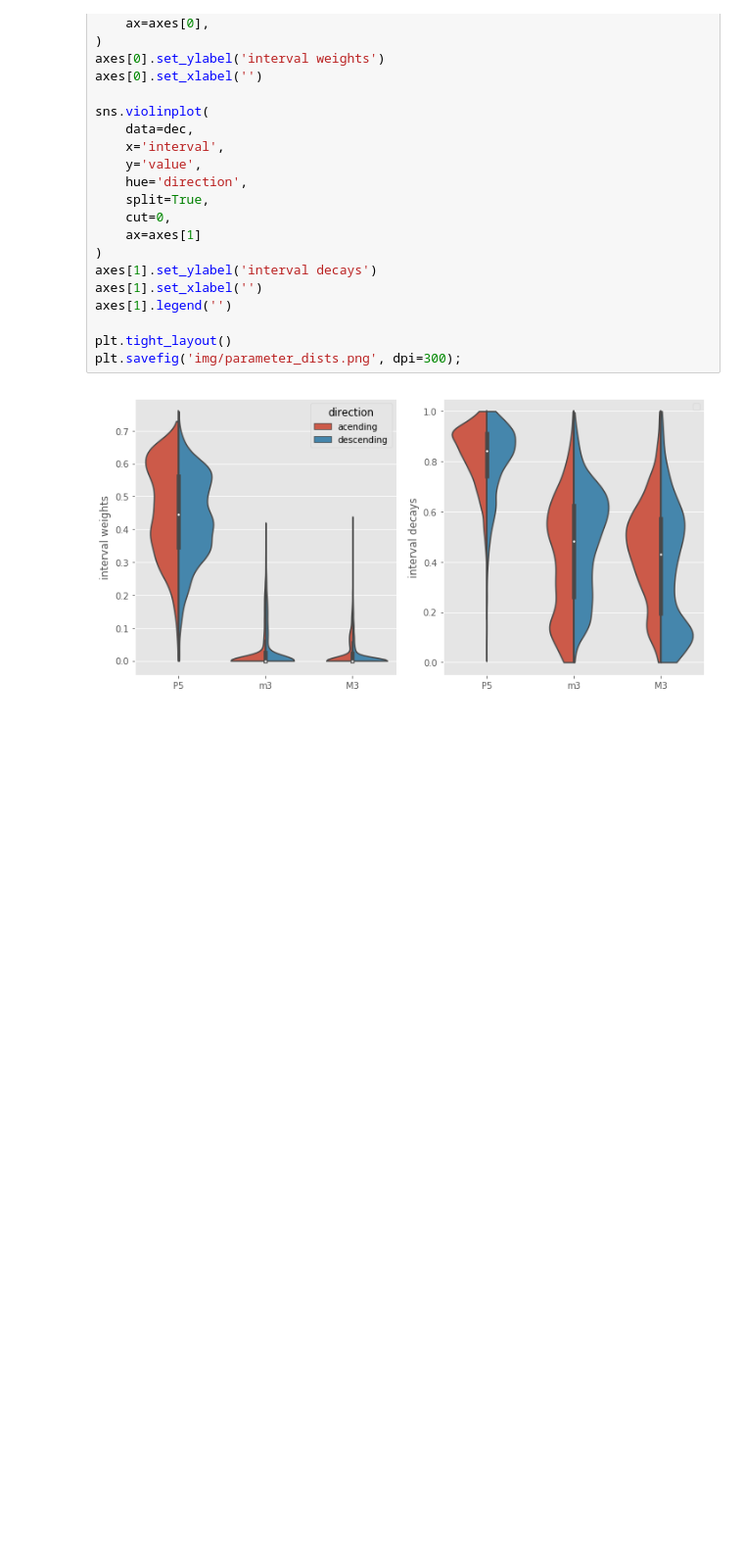
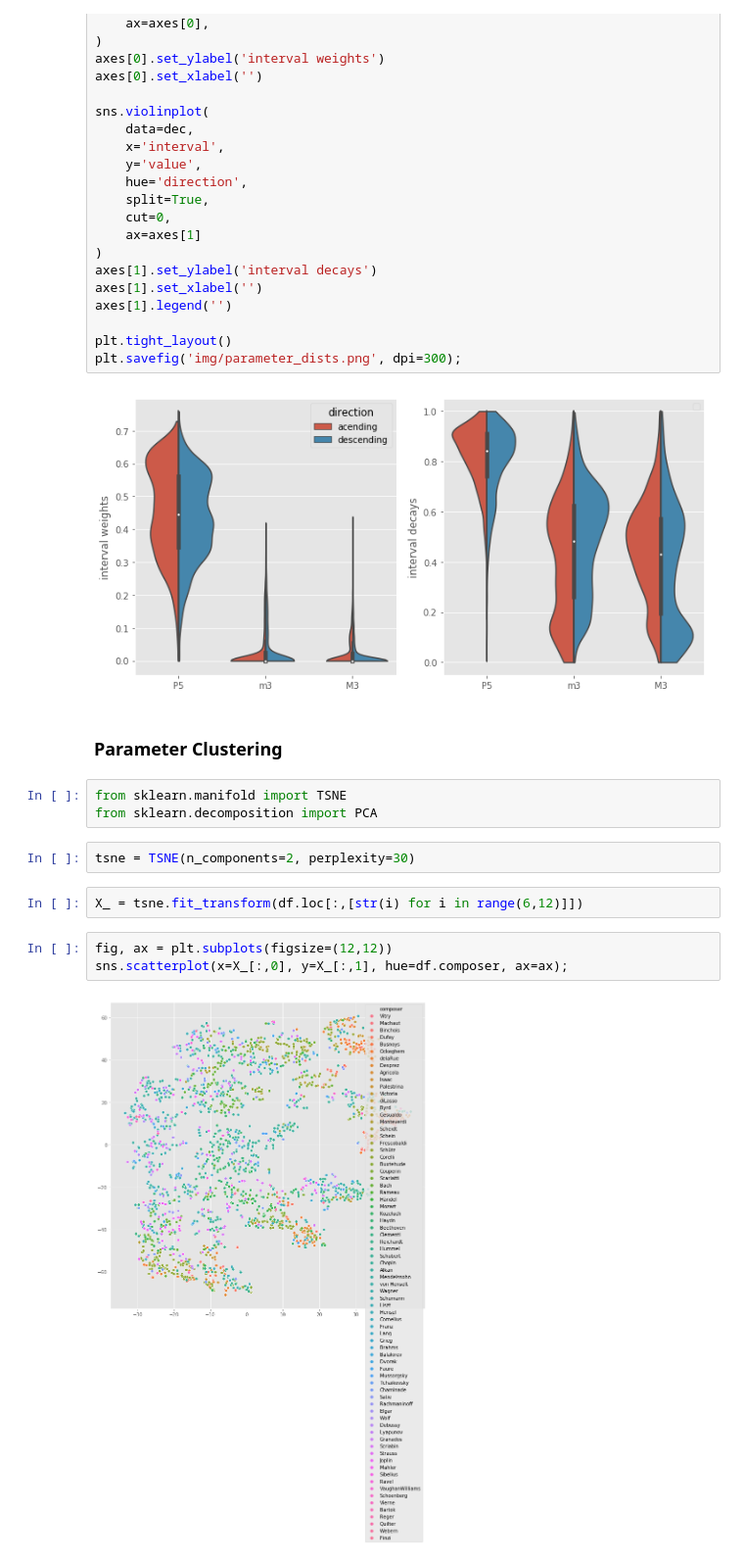
Before and after one commit to DCMLab/tonal-diffusion-model, a Jupyter notebook: analysis.ipynb, the cells around one changed output. Shown at 98% size. Drawn from its saved outputs; the diff is of its cells as text; blank space fills up the shorter version.

Commit message:
plot parameter clustering

```diff
--- a/analysis.ipynb
+++ b/analysis.ipynb
@@ -242,3 +242,17 @@ plt.tight_layout()
 plt.savefig('img/parameter_dists.png', dpi=300);
 # %% [output]
 [figure]
+# %% [markdown]
+### Parameter Clustering
+# %%
+from sklearn.manifold import TSNE
+from sklearn.decomposition import PCA
+# %%
+tsne = TSNE(n_components=2, perplexity=30)
+# %%
+X_ = tsne.fit_transform(df.loc[:,[str(i) for i in range(6,12)]])
+# %%
+fig, ax = plt.subplots(figsize=(12,12))
+sns.scatterplot(x=X_[:,0], y=X_[:,1], hue=df.composer, ax=ax);
+# %% [output]
+[figure, added]
```
Also changed, not shown: parts of 10 cells of this notebook.
